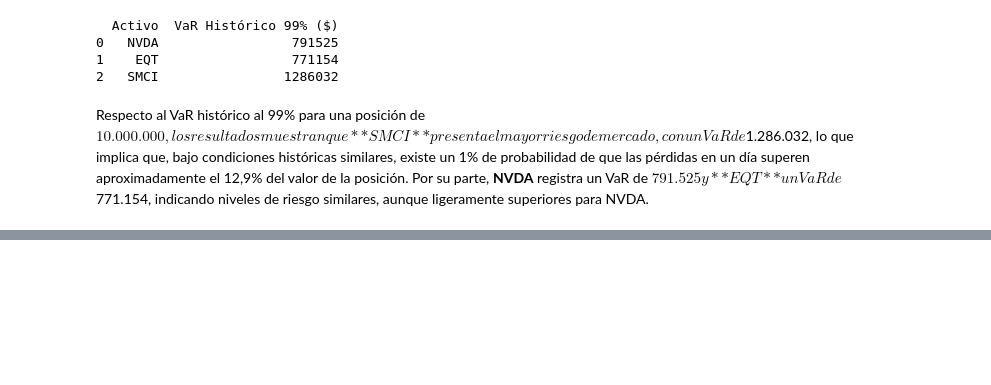
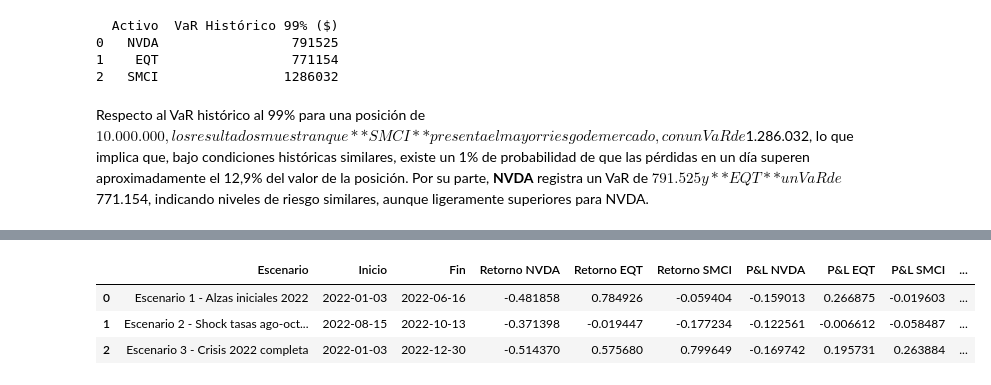
Before and after one commit to Felipe-Lopez-Vergara/ds_finance_-Lopez-, a Jupyter notebook: notebooks/HW_Sesion_7.ipynb, the cells around one changed output, grey strips where cells are left out. Saved outputs shown, nothing was run; the diff lists cells and outputs as text; code cells hidden in the pictures; blank space fills up the shorter version.

Commit message:
Avance segunda parte stress testing

```diff
--- a/notebooks/HW_Sesion_7.ipynb
+++ b/notebooks/HW_Sesion_7.ipynb
@@ -684,0 +934,17 @@ Respecto al VaR histórico al 99% para una posición de $10.000.000, los resulta
+# %%
+# 1. PESOS ACTUALES DEL PORTAFOLIO
+
+pesos = pd.Series({
+    "NVDA": 0.33,
+    "EQT": 0.34,
+    "SMCI": 0.33
+})
+
+print("=" * 70)
+print("PESOS ACTUALES DEL PORTAFOLIO")
+print("=" * 70)
+
+print(pesos)
+
+print(f"\nSuma de pesos: {pesos.sum():.4f}")
+print(f"Suma porcentual: {pesos.sum()*100:.2f}%")
@@ -684,0 +962,69 @@ Respecto al VaR histórico al 99% para una posición de $10.000.000, los resulta
+# %%
+# 2. DEFINICIÓN DE ESCENARIOS DE CRISIS - 2022
+
+# Escenario 1:
+# Primera etapa del ciclo de alzas de tasas
+
+# Escenario 2:
+# Shock de tasas/inflación de agosto-octubre
+
+# Escenario 3:
+# Crisis completa de mercado durante 2022
+
+escenarios = {
+
+    "Escenario 1 - Alzas iniciales 2022":
+        ("2022-01-03", "2022-06-16"),
+
+    "Escenario 2 - Shock tasas ago-oct 2022":
+        ("2022-08-15", "2022-10-13"),
+
+    "Escenario 3 - Crisis 2022 completa":
+        ("2022-01-03", "2022-12-30")
+}
+
+
+# 3. CALCULAR RETORNOS DE ESTRÉS
+
+resultados_stress = []
+
+for nombre, (fecha_inicio, fecha_fin) in escenarios.items():
+
+    # Seleccionar ventana
+    precios_ventana = precios.loc[
+        fecha_inicio:fecha_fin
+    ]
+
+    # Retorno acumulado de cada activo
+    retorno_activos = (precios_ventana.iloc[-1] /precios_ventana.iloc[0]) - 1
+
+    # P&L de cada activo
+    pnl_activos = retorno_activos * pesos
+
+    # P&L total del portafolio
+    pnl_stress = pnl_activos.sum()
+
+    resultados_stress.append({
+
+        "Escenario": nombre,
+        "Inicio": fecha_inicio,
+        "Fin": fecha_fin,
+
+        "Retorno NVDA": retorno_activos["NVDA"],
+        "Retorno EQT": retorno_activos["EQT"],
+        "Retorno SMCI": retorno_activos["SMCI"],
+        "P&L NVDA": pnl_activos["NVDA"],
+        "P&L EQT": pnl_activos["EQT"],
+        "P&L SMCI": pnl_activos["SMCI"],
+        "P&L Estrés": pnl_stress
+    })
+
+# Convertir a DataFrame
+
+resultados_stress = pd.DataFrame(resultados_stress)
+resultados_stress
+# %% [output]
+|  | Escenario | Inicio | Fin | Retorno NVDA | Retorno EQT | Retorno SMCI | P&L NVDA | P&L EQT | P&L SMCI | ... |
+| 0 | Escenario 1 - Alzas iniciales 2022 | 2022-01-03 | 2022-06-16 | -0.481858 | 0.784926 | -0.059404 | -0.159013 | 0.266875 | -0.019603 | ... |
+| 1 | Escenario 2 - Shock tasas ago-oct... | 2022-08-15 | 2022-10-13 | -0.371398 | -0.019447 | -0.177234 | -0.122561 | -0.006612 | -0.058487 | ... |
+| 2 | Escenario 3 - Crisis 2022 completa | 2022-01-03 | 2022-12-30 | -0.514370 | 0.575680 | 0.799649 | -0.169742 | 0.195731 | 0.263884 | ... |
```
Also changed, not shown: parts of 25 cells of this notebook.
